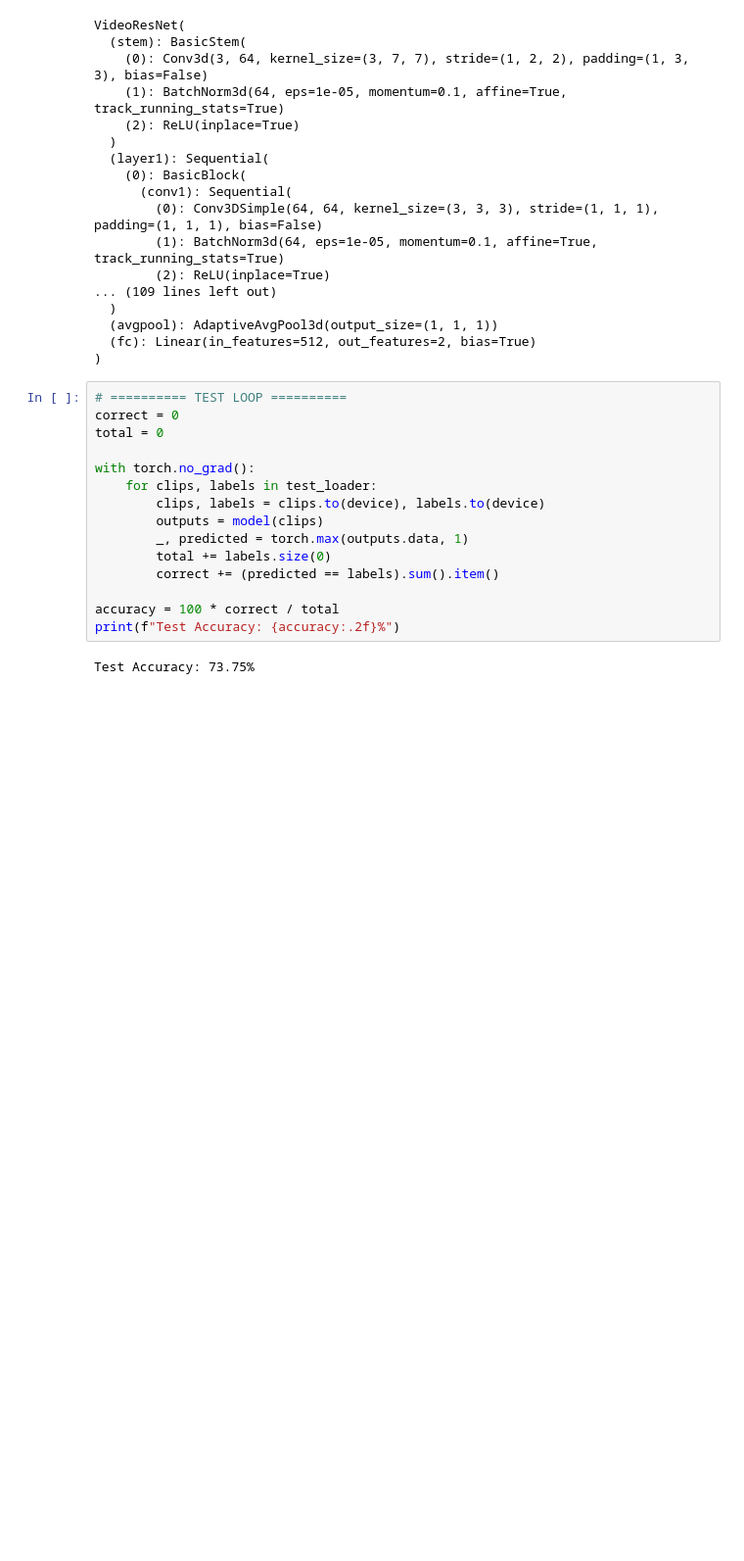
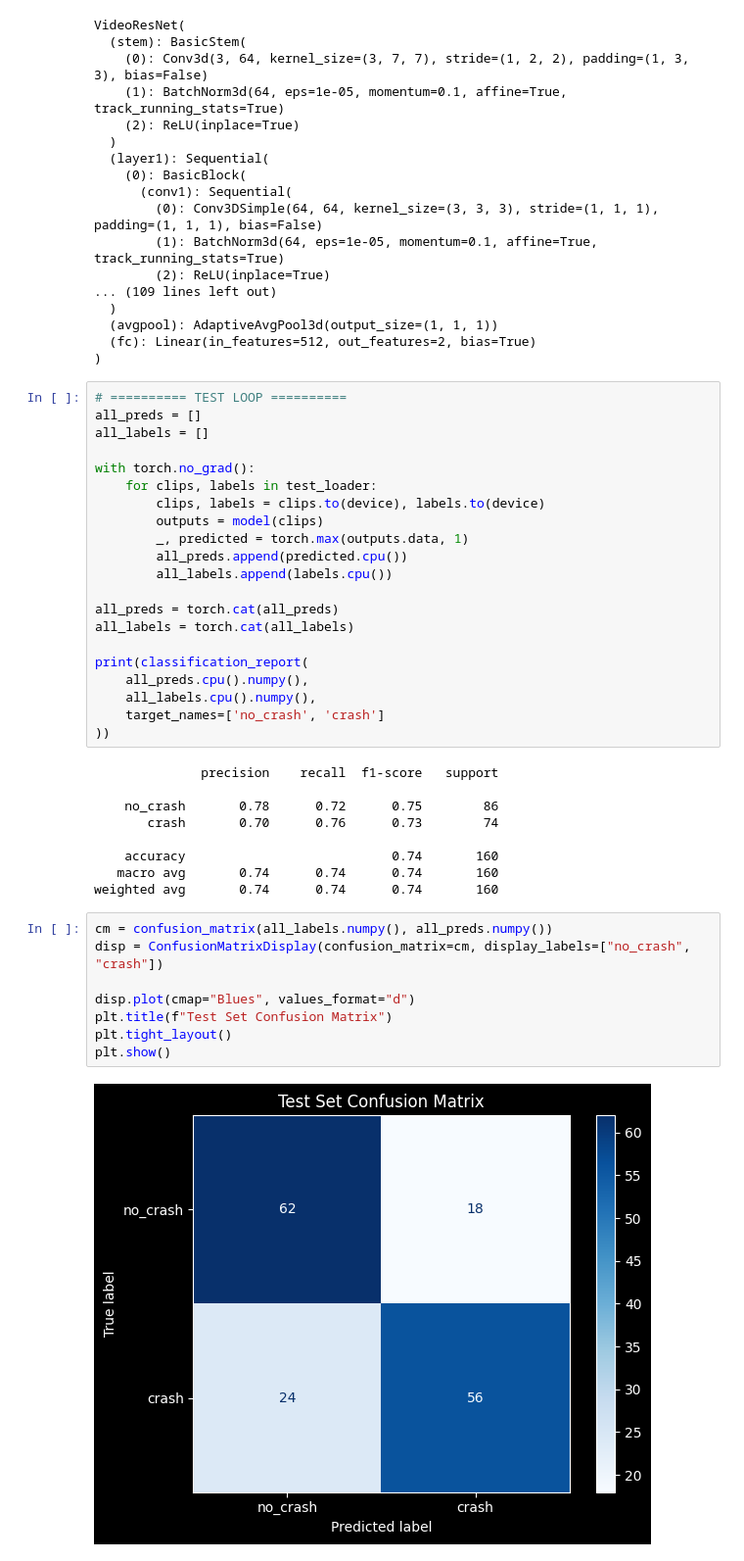
Before and after one commit to KosiAtupulazi/collision-detection, a Jupyter notebook: src/evaluate.ipynb, the cells around one changed output. Shown at 98% size. Cells and saved outputs as stored; diff of their text form; blank space fills up the shorter version.

```diff
--- a/src/evaluate.ipynb
+++ b/src/evaluate.ipynb
@@ -40,18 +42,41 @@ VideoResNet(
 )
 # %%
 # ========== TEST LOOP ==========
-correct = 0
-total = 0
+all_preds = []
+all_labels = []
 
 with torch.no_grad():
     for clips, labels in test_loader:
         clips, labels = clips.to(device), labels.to(device)
         outputs = model(clips)
         _, predicted = torch.max(outputs.data, 1)
-        total += labels.size(0)
-        correct += (predicted == labels).sum().item()
+        all_preds.append(predicted.cpu())
+        all_labels.append(labels.cpu())
 
-accuracy = 100 * correct / total
-print(f"Test Accuracy: {accuracy:.2f}%")
+all_preds = torch.cat(all_preds)
+all_labels = torch.cat(all_labels)
+
+print(classification_report(
+    all_preds.cpu().numpy(),
+    all_labels.cpu().numpy(),
+    target_names=['no_crash', 'crash']
+))
 # %% [output]
-Test Accuracy: 73.75%
+              precision    recall  f1-score   support
+
+    no_crash       0.78      0.72      0.75        86
+       crash       0.70      0.76      0.73        74
+
+    accuracy                           0.74       160
+   macro avg       0.74      0.74      0.74       160
+weighted avg       0.74      0.74      0.74       160
+# %%
+cm = confusion_matrix(all_labels.numpy(), all_preds.numpy())
+disp = ConfusionMatrixDisplay(confusion_matrix=cm, display_labels=["no_crash", "crash"])
+
+disp.plot(cmap="Blues", values_format="d")
+plt.title(f"Test Set Confusion Matrix")
+plt.tight_layout()
+plt.show()
+# %% [output]
+[figure, added]
```
Also changed, not shown: parts of 1 cell of this notebook, 7 other files.
